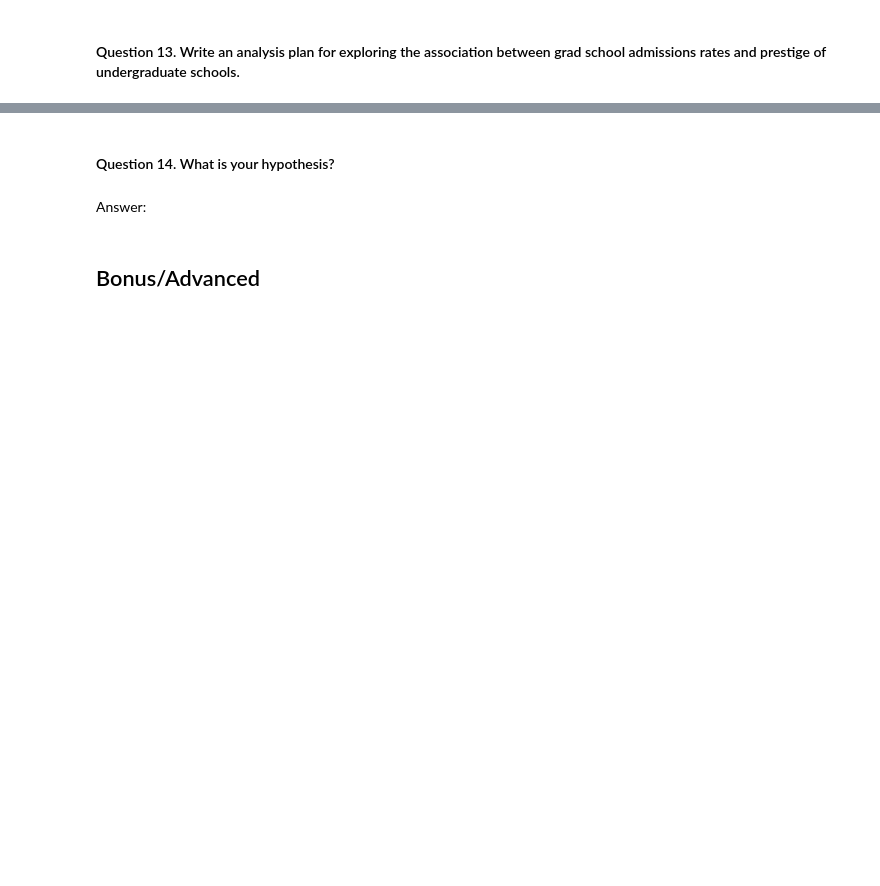
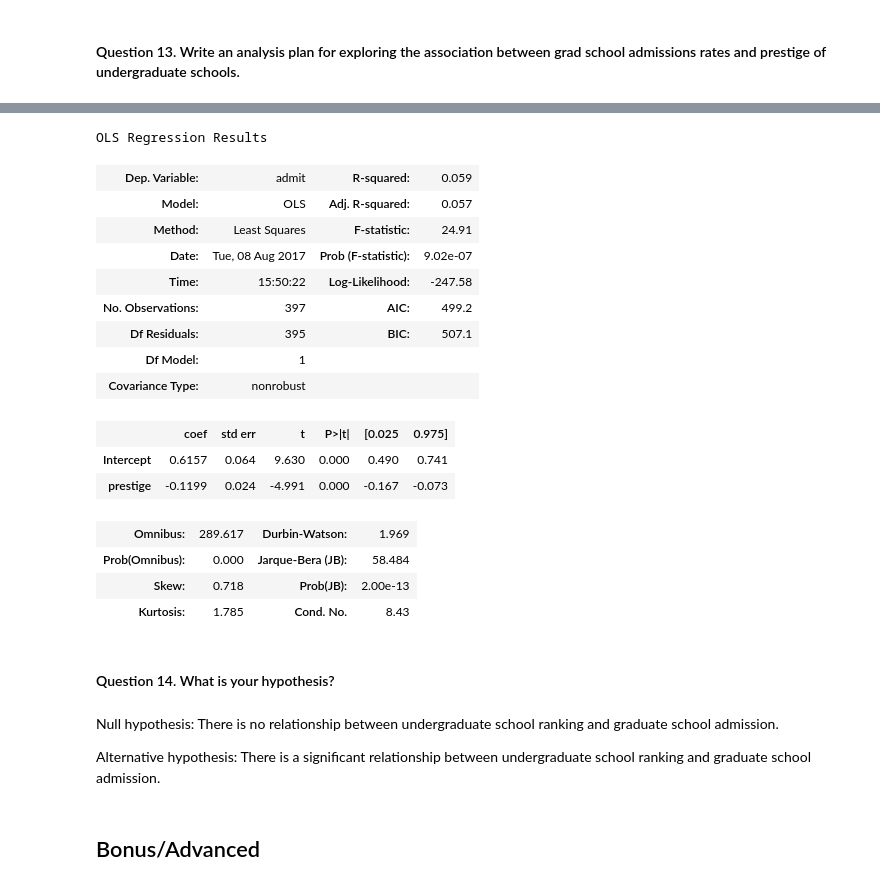
Before and after one commit to johnfcampbell/ds-homework, a Jupyter notebook: project-unit2.ipynb, the cells around one changed output, grey strips where cells are left out. Drawn from its saved outputs; the diff is of its cells as text; code cells hidden in the pictures; blank space fills up the shorter version.

```diff
--- a/project-unit2.ipynb
+++ b/project-unit2.ipynb
@@ -158,7 +157,32 @@ admissions[['prestige']].plot(kind='box')
+# %%
+import statsmodels.formula.api as smf
+
+linear_model = smf.ols(formula='admit ~ prestige', data=admissions).fit()
+linear_model.summary()
+# %% [output]
+OLS Regression Results
+| Dep. Variable: | admit | R-squared: | 0.059 |
+| Model: | OLS | Adj. R-squared: | 0.057 |
+| Method: | Least Squares | F-statistic: | 24.91 |
+| Date: | Tue, 08 Aug 2017 | Prob (F-statistic): | 9.02e-07 |
+| Time: | 15:50:22 | Log-Likelihood: | -247.58 |
+| No. Observations: | 397 | AIC: | 499.2 |
+| Df Residuals: | 395 | BIC: | 507.1 |
+| Df Model: | 1 |  |  |
+| Covariance Type: | nonrobust |  |  |
+|  | coef | std err | t | P>|t| | [0.025 | 0.975] |
+| Intercept | 0.6157 | 0.064 | 9.630 | 0.000 | 0.490 | 0.741 |
+| prestige | -0.1199 | 0.024 | -4.991 | 0.000 | -0.167 | -0.073 |
+| Omnibus: | 289.617 | Durbin-Watson: | 1.969 |
+| Prob(Omnibus): | 0.000 | Jarque-Bera (JB): | 58.484 |
+| Skew: | 0.718 | Prob(JB): | 2.00e-13 |
+| Kurtosis: | 1.785 | Cond. No. | 8.43 |
 # %% [markdown]
 #### Question 14. What is your hypothesis?
-# %% [markdown]
-Answer:
+# %% [markdown]
+Null hypothesis: There is no relationship between undergraduate school ranking and graduate school admission.
+
+Alternative hypothesis: There is a significant relationship between undergraduate school ranking and graduate school admission.
 # %% [markdown]
 ## Bonus/Advanced
 # %% [markdown]
```
Also changed, not shown: parts of 4 cells of this notebook.
